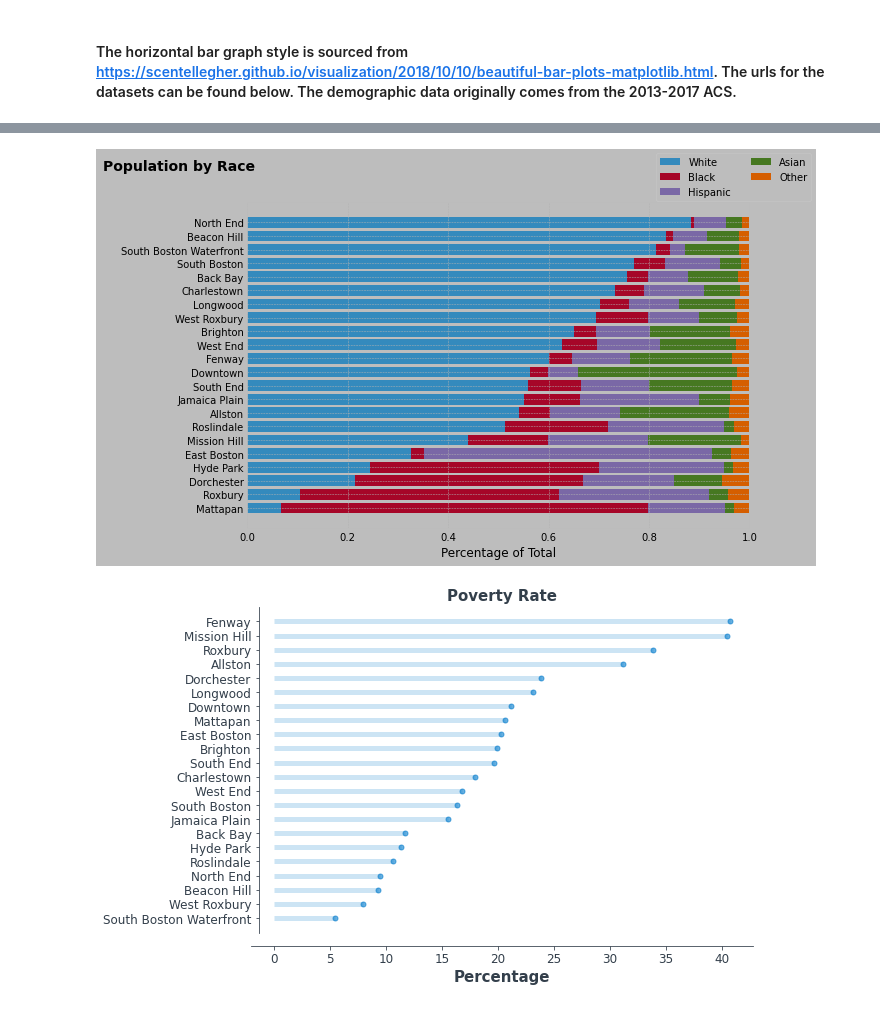
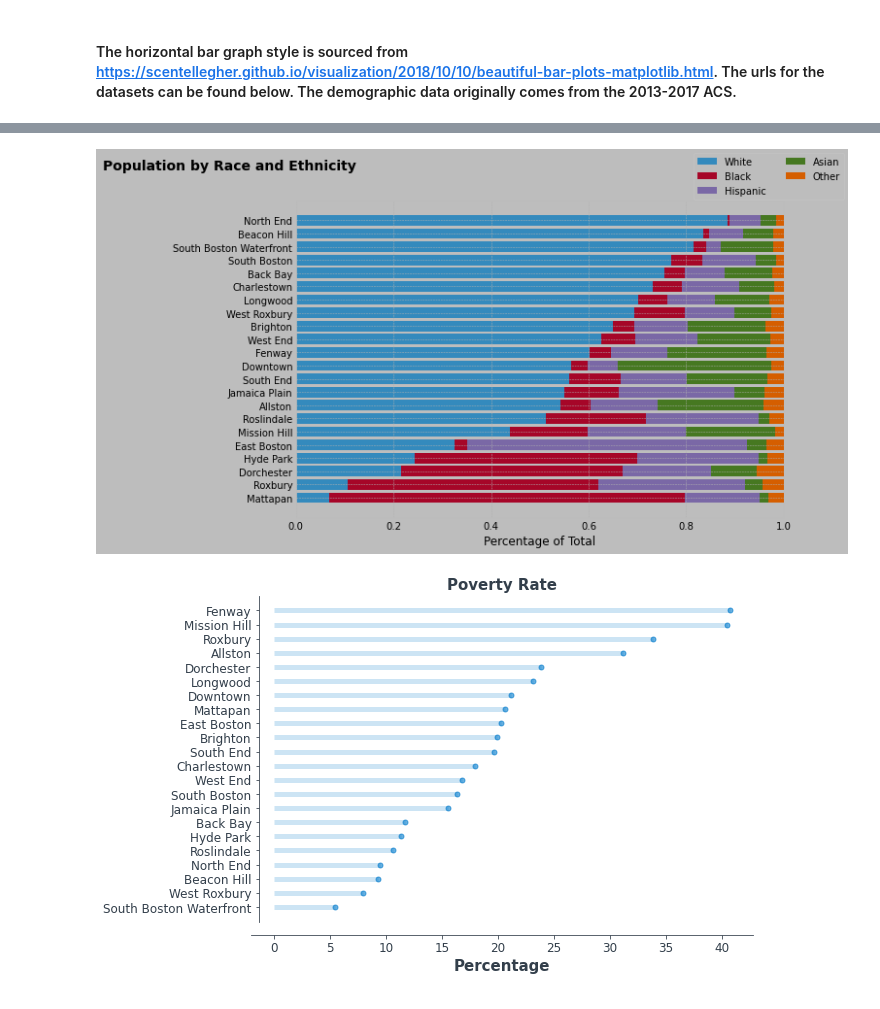
Before and after one commit to ryancaralis/Projects, a Jupyter notebook: Boston Demographics Viz.ipynb, the cells around one changed output, grey strips where cells are left out. Saved outputs shown, nothing was run; the diff lists cells and outputs as text; code cells hidden in the pictures.

```diff
--- a/Boston Demographics Viz.ipynb
+++ b/Boston Demographics Viz.ipynb
@@ -37,7 +39,7 @@ def read_demographic_data(user_input):
         df_Hh_type = pd.read_excel(url, sheet_name = 3, header = 4, index_col = 0)
         df_Hh_type.drop(df_Hh_type.index[26:29], inplace = True)
         return df_Hh_type
-    elif user_input == 'Race':
+    elif user_input == 'Race and Ethnicity':
         df_race_ethnicity = pd.read_excel(url, sheet_name = 4, header = 3, index_col = 0)
         df_race_ethnicity.drop(df_race_ethnicity.index[26:29], inplace = True)
         return df_race_ethnicity
@@ -255,7 +259,7 @@ barh_keys = ['Unemployment Rate', 'Poverty Rate', '65+ Poverty Rate', 'U18 Pover
 # %%
 def stacked_barh (user_input):
 
-    if user_input == 'Race':
+    if user_input == 'Race and Ethnicity':
         read_demographic_data(user_input)
         df_race_viz = df_race_ethnicity.iloc[:, [2,4,6,8,10]].copy()
         df_race_viz.drop(['United States ', 'Massachusetts', 'Boston', 'Harbor Islands'], inplace = True)
@@ -264,7 +268,7 @@ def stacked_barh (user_input):
         neighborhoods = np.array(df_race_viz.index)
         cols = np.array(df_race_viz.columns)
         dataframe = df_race_viz
-        title = 'Population by Race'
+        title = 'Population by Race and Ethnicity'
         xlabel = 'Percentage of Total'
 
     if user_input == 'Age':
@@ -339,4 +343,5 @@ def stacked_barh (user_input):
         ax.set_xlim([0, 1])
         plt.tick_params(axis = 'x', which = 'both', bottom = False, top = False)
         plt.tick_params(axis = 'y', which = 'both', left = False, right = False )
+    return fig
 # %%
@@ -491,9 +496,9 @@ choropleth_keys = ['Unemployment Rate', 'Poverty Rate', '65+ Poverty Rate', 'U18
 #for key in choropleth_keys:
     #choropleth(key)
 # %%
-stacked_barh('Race')
+stacked_barh('Race and Ethnicity')
 # %% [output]
-[figure, old version]
+[figure, new version]
 # %%
 barh('Poverty Rate')
 # %% [output]
```
Also changed, not shown: parts of 9 cells of this notebook.
